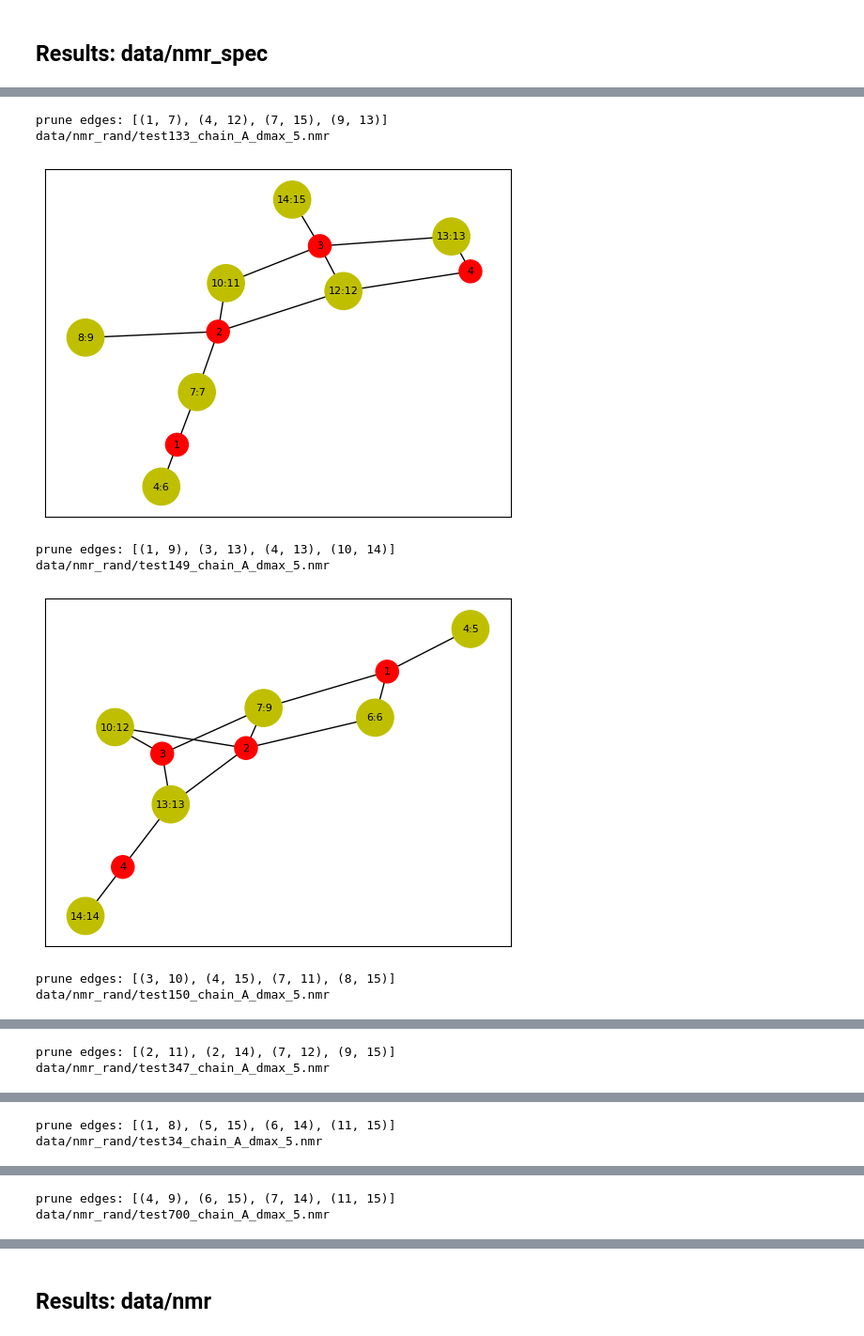
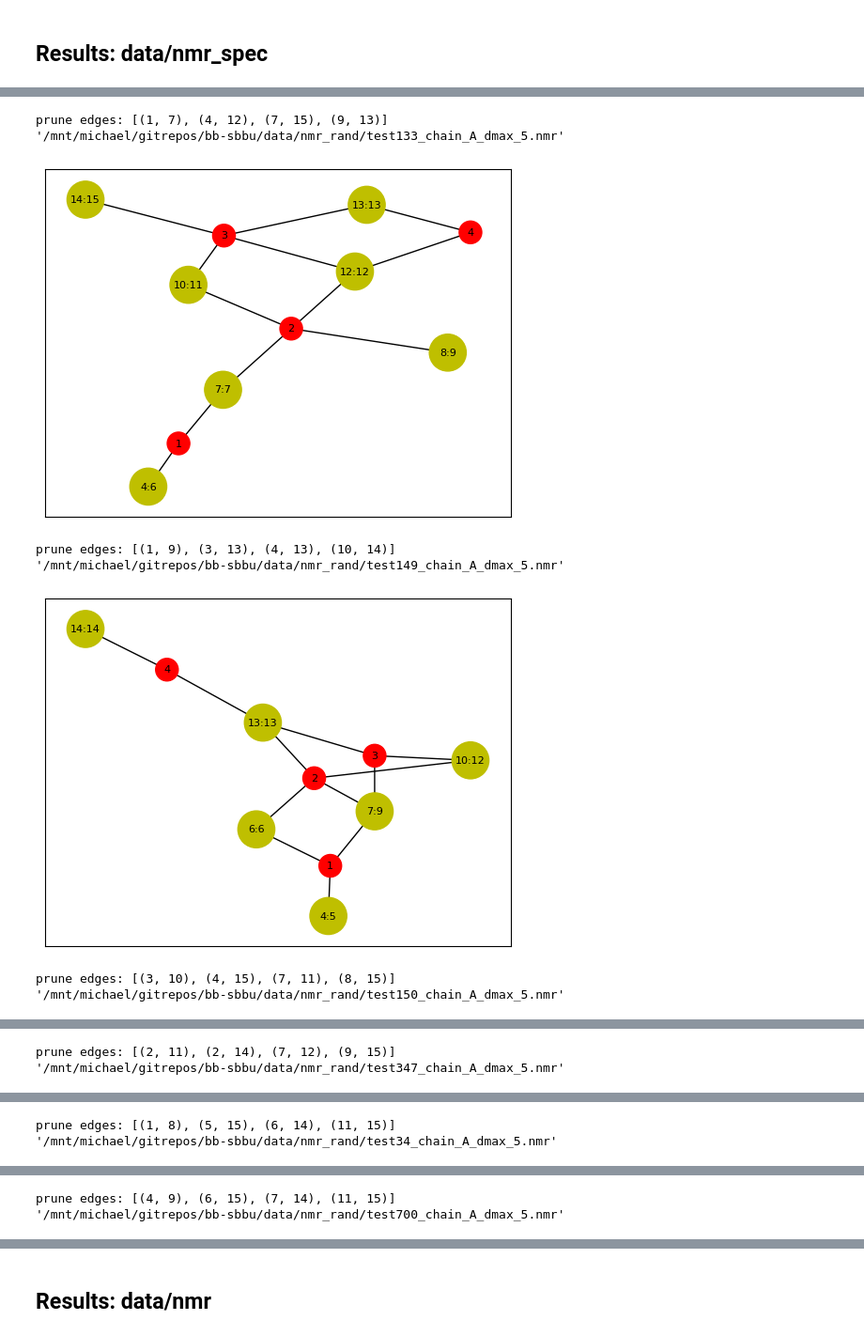
Before and after one commit to michaelsouza/bb-sbbu, a Jupyter notebook: report.ipynb, the cells around one changed output, grey strips where cells are left out. Shown at 94% size. Cells and saved outputs as stored; diff of their text form; code cells hidden in the pictures.

Commit message:
Add results

```diff
--- a/report.ipynb
+++ b/report.ipynb
@@ -150,37 +150,51 @@ fig.show()
 ## Results: data/nmr_spec
 # %%
 nmr_folder = 'data/nmr_rand'
+
 # run read_results.py
 os.system('python read_results.py -wdir ' + nmr_folder)
+
 # read results
 df = pd.read_csv(os.path.join(nmr_folder, 'results.csv'))
 print('tmax (secs) =', df['tmax'].unique())
 print('')
+
 # add columns
 df['PDB'] = df.apply(lambda row: row['fnmr'].split('/')[-1].split('_')[0], axis=1)
+
 # set columns order
 cols = ['PDB','|V|','|E|','|S|','costRX', 'costGD', 'costSB']
 cols += sorted([c for c in df.columns if c not in cols])
 df = df[cols]
+
 # set columns names
 cols = df.columns.tolist()
 cols = {c:c.replace('cost', '') for c in cols}
 df.rename(columns=cols, inplace=True)
+
 # sort by |S|
 df = df.sort_values(by=['|S|'])
+
 # remove unnecessary columns
 cols = ['fnmr', 'clean_log', 'verbose', 'dump', 'tmax']
 cols += [c for c in df.columns if c.startswith('time')]
 cols += [c for c in df.columns if c.startswith('cost')]
 df.drop(columns=cols, inplace=True)
+
 # display
 caption = 'Table of costs for each instance.'
 print(caption)
 pd.set_option('display.float_format', lambda x: '%g' % x)
 dfA = df.groupby('PDB').max().reset_index()
+
 # remove col solver
 dfA.drop(columns=['solver'], inplace=True)
-display(dfA)
+
+# get results where the cost are different
+dfA = dfA[dfA['GD'] != dfA['SB']]
+dfA = dfA[dfA['GD'] != dfA['BB']]
+dfA = dfA[dfA['SB'] != dfA['BB']]
+
 # convert to latex
 tex = dfA.to_latex(index=False,
                 column_format='lrrrrrrrrr',
@@ -190,12 +204,20 @@ tex = dfA.to_latex(index=False,
                 label=f'tab:costs',
                 multicolumn=False,
                 multicolumn_format='c')
+
 # save tex to file
 wdir = os.path.join('latex',nmr_folder)
 if not os.path.exists(wdir):
     os.mkdir(wdir)
-with open(os.path.join(wdir,'costs.tex'), 'w') as fd:
+fn = os.path.join(wdir,'costs.tex')
+# get full path
+fn = os.path.abspath(fn)
+print(f'Saving LaTeX table to "{fn}"')
+with open(fn, 'w') as fd:
     fd.write(tex)
+
+df = df[df['PDB'].isin(dfA['PDB'])]
+df
 # %% [output]
 Parameters:
    wdir = data/nmr_rand
@@ -248,36 +272,41 @@ raise Exception('stop')
 Exception: stop
 # %%
 def plot_graph(G, fnmr, savefig=False):
-    print(fnmr)
+    print("'" + fnmr + "'")
     pos = nx.spring_layout(G)
     node_color = ['y' if ':' in node else 'r' for node in G.nodes()]
     node_size = [800 if ':' in node else 300 for node in G.nodes()]
     nx.draw_networkx_nodes(G, pos,
         node_size=node_size,
         node_shape='o',
         node_color=node_color)
     nx.draw_networkx_labels(G, pos, font_color='k', font_size=8)
     nx.draw_networkx_edges(G, pos)
     if savefig:
         plt.savefig(fnmr.replace('.nmr', '.pdf'), format='pdf')
     plt.show()
 
 # plot graphs
+PDB = set(df['PDB'])
 for fn in sorted(os.listdir(nmr_folder)):
     if not fn.endswith('.nmr'):
         continue
+    pdb = fn.split('_')[0]
+    if pdb not in PDB:
+        continue
     fn = os.path.join(nmr_folder, fn)
+    fn = os.path.abspath(fn)
     nmr = NMR(fn)
     E, S = nmr.E, nmr.S # edges and segments
     G = nmr.ordering_graph # ordering graph
     print('prune edges:', [(e.i, e.j) for e in nmr.pruneEdges])
     plot_graph(G, fn, True)
 # %% [output]
 prune edges: [(1, 7), (4, 12), (7, 15), (9, 13)]
-data/nmr_rand/test133_chain_A_dmax_5.nmr
+'/mnt/michael/gitrepos/bb-sbbu/data/nmr_rand/test133_chain_A_dmax_5.nmr'
-[figure, old version]
+[figure, new version]
 prune edges: [(1, 9), (3, 13), (4, 13), (10, 14)]
-data/nmr_rand/test149_chain_A_dmax_5.nmr
+'/mnt/michael/gitrepos/bb-sbbu/data/nmr_rand/test149_chain_A_dmax_5.nmr'
-[figure, old version]
+[figure, new version]
 prune edges: [(3, 10), (4, 15), (7, 11), (8, 15)]
-data/nmr_rand/test150_chain_A_dmax_5.nmr
+'/mnt/michael/gitrepos/bb-sbbu/data/nmr_rand/test150_chain_A_dmax_5.nmr'
@@ -285,2 +314,2 @@ data/nmr_rand/test150_chain_A_dmax_5.nmr
 prune edges: [(2, 11), (2, 14), (7, 12), (9, 15)]
-data/nmr_rand/test347_chain_A_dmax_5.nmr
+'/mnt/michael/gitrepos/bb-sbbu/data/nmr_rand/test347_chain_A_dmax_5.nmr'
@@ -288,2 +317,2 @@ data/nmr_rand/test347_chain_A_dmax_5.nmr
 prune edges: [(1, 8), (5, 15), (6, 14), (11, 15)]
-data/nmr_rand/test34_chain_A_dmax_5.nmr
+'/mnt/michael/gitrepos/bb-sbbu/data/nmr_rand/test34_chain_A_dmax_5.nmr'
@@ -291,2 +320,2 @@ data/nmr_rand/test34_chain_A_dmax_5.nmr
 prune edges: [(4, 9), (6, 15), (7, 14), (11, 15)]
-data/nmr_rand/test700_chain_A_dmax_5.nmr
+'/mnt/michael/gitrepos/bb-sbbu/data/nmr_rand/test700_chain_A_dmax_5.nmr'
```
Also changed, not shown: parts of 7 cells of this notebook, 29 other files.
